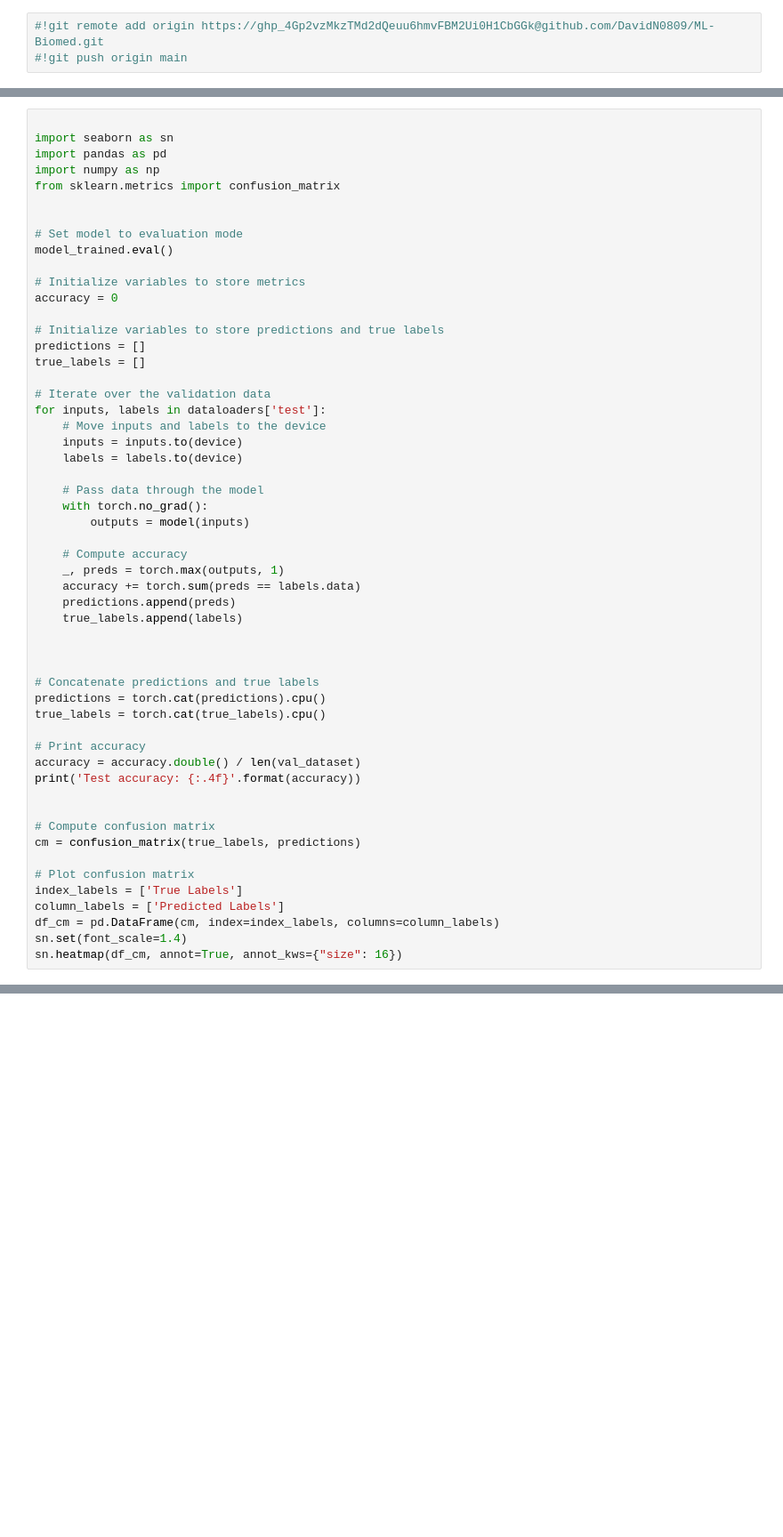
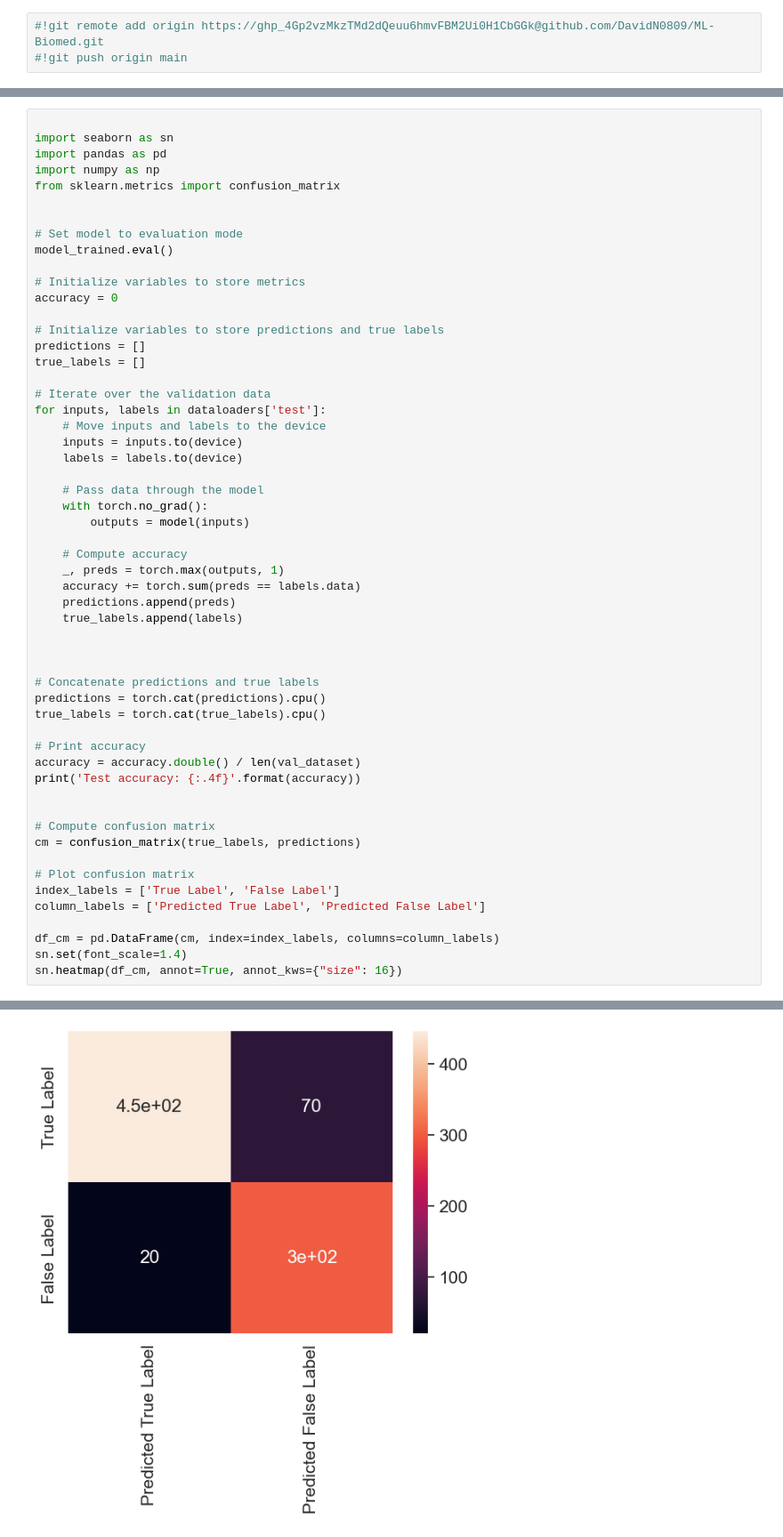
Before and after one commit to DavidN0809/ML-Biomed, a Jupyter notebook: hw1.ipynb, the cells around one changed output, grey strips where cells are left out. Shown at 89% size. Saved outputs shown, nothing was run; the diff lists cells and outputs as text; blank space fills up the shorter version.

```diff
--- a/hw1.ipynb
+++ b/hw1.ipynb
@@ -407,8 +411,9 @@ print('Test accuracy: {:.4f}'.format(accuracy))
 cm = confusion_matrix(true_labels, predictions)
 
 # Plot confusion matrix
-index_labels = ['True Labels']
-column_labels = ['Predicted Labels']
+index_labels = ['True Label', 'False Label']
+column_labels = ['Predicted True Label', 'Predicted False Label']
+
 df_cm = pd.DataFrame(cm, index=index_labels, columns=column_labels)
 sn.set(font_scale=1.4)
 sn.heatmap(df_cm, annot=True, annot_kws={"size": 16})
@@ -417,0 +423 @@ ValueError: Shape of passed values is (2, 2), indices imply (1, 1)
+[figure, added]
```
Also changed, not shown: parts of 8 cells of this notebook, 3 other files.
